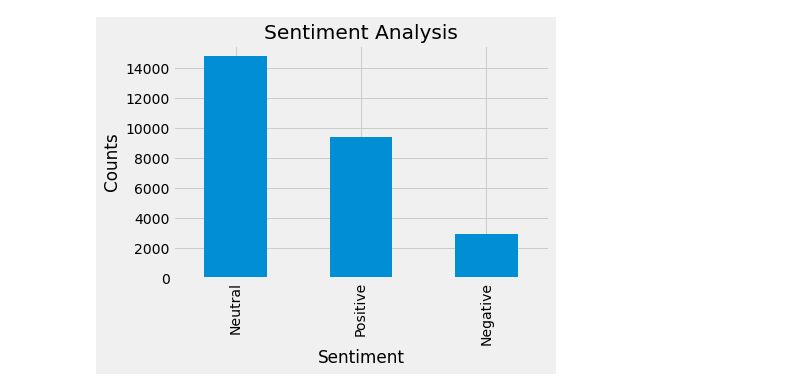
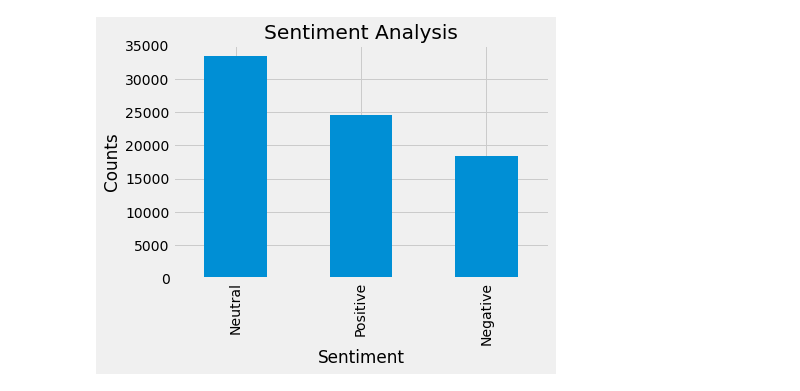
Before and after one commit to LennethNova/Sentiment_LG, a Jupyter notebook: sentiment.ipynb, the cells around one changed output. Drawn from its saved outputs; the diff is of its cells as text; code cells hidden in the pictures.

Commit message:
tweets mexicans

```diff
--- a/sentiment.ipynb
+++ b/sentiment.ipynb
@@ -87,0 +150,7 @@ Name: Tweet, Length: 27137, dtype: object
+# %%
+#print(contractions.contractions_dict)
+
+for k, v in contractions.contractions_dict.items():
+    twitter_df["Tweet"] = twitter_df["Tweet"].replace(k, v)
+
+twitter_df.sample(10)
@@ -87,0 +175,19 @@ Name: Tweet, Length: 27137, dtype: object
+# %%
+nlp = spacy.load("en_core_web_sm")
+def normalize(text):
+    doc = nlp(text)
+    words = [t.orth_ for t in doc if not t.is_punct | t.is_stop]
+    lexical_tokens = [t.lower() for t in words if len(t) > 3 and
+    t.isalpha()]
+    return lexical_tokens
+# %%
+for i in range(len(twitter_df["Tweet"])):
+#for i in twitter_df["Tweet"]:
+    twitter_df["Tweet"][i]=normalize(twitter_df["Tweet"][i])
+# %%
+#pd.DataFrame(twitter_df.Tweet.tolist(), index= twitter_df.Tweet)
+#twitter_df["Tweet"] = pd.DataFrame(twitter_df.Tweet.tolist(), index= twitter_df.Tweet)
+#twitter_df["Tweet"]=pd.DataFrame(twitter_df["Tweet"])
+#twitter_df.Tweet.tolist().join()
+for i in range(len(twitter_df["Tweet"])):
+    twitter_df["Tweet"][i]=" ".join(twitter_df["Tweet"][i])
@@ -209,9 +333,9 @@ Name: Analysis, dtype: int64
 # %%
 # Plotting and visualizing the counts
 plt.title('Sentiment Analysis')
 plt.xlabel('Sentiment')
 plt.ylabel('Counts')
-df['Analysis'].value_counts().plot(kind = 'bar')
+twitter_df['Analysis'].value_counts().plot(kind = 'bar')
 plt.show()
 # %% [output]
-[figure, old version]
+[figure, new version]
```
Also changed, not shown: parts of 25 cells of this notebook, 7 other files.
